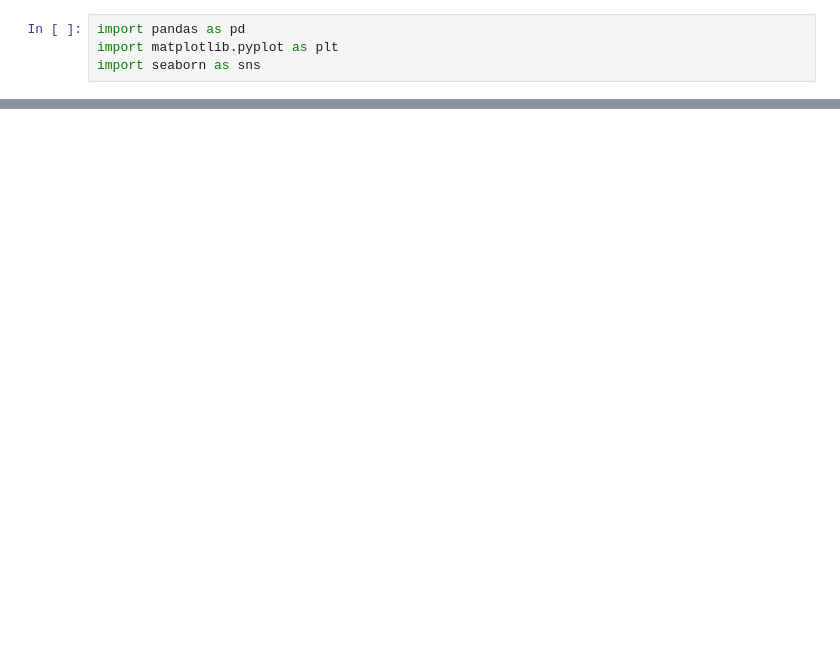
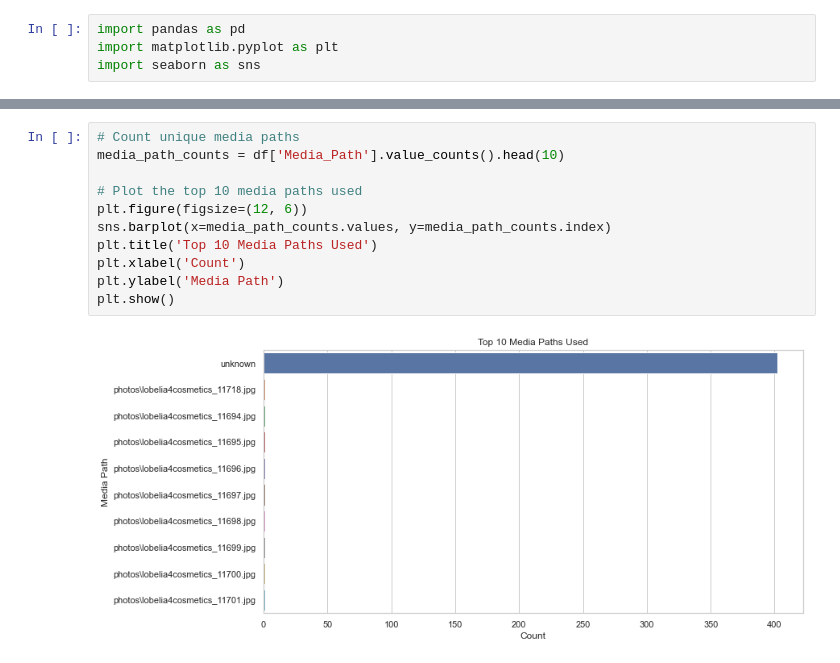
Before and after one commit to mareye132/Data_Warehouse_EthiMedical, a Jupyter notebook: notebooks/Data_clean_visualization.ipynb, the cells around one changed output, grey strips where cells are left out. Cells and saved outputs as stored; diff of their text form; blank space fills up the shorter version.

```diff
--- a/notebooks/Data_clean_visualization.ipynb
+++ b/notebooks/Data_clean_visualization.ipynb
@@ -47,0 +118,13 @@ plt.show()
+# %%
+# Count unique media paths
+media_path_counts = df['Media_Path'].value_counts().head(10)
+
+# Plot the top 10 media paths used
+plt.figure(figsize=(12, 6))
+sns.barplot(x=media_path_counts.values, y=media_path_counts.index)
+plt.title('Top 10 Media Paths Used')
+plt.xlabel('Count')
+plt.ylabel('Media Path')
+plt.show()
+# %% [output]
+[figure, added]
```
Also changed, not shown: parts of 10 cells of this notebook.
